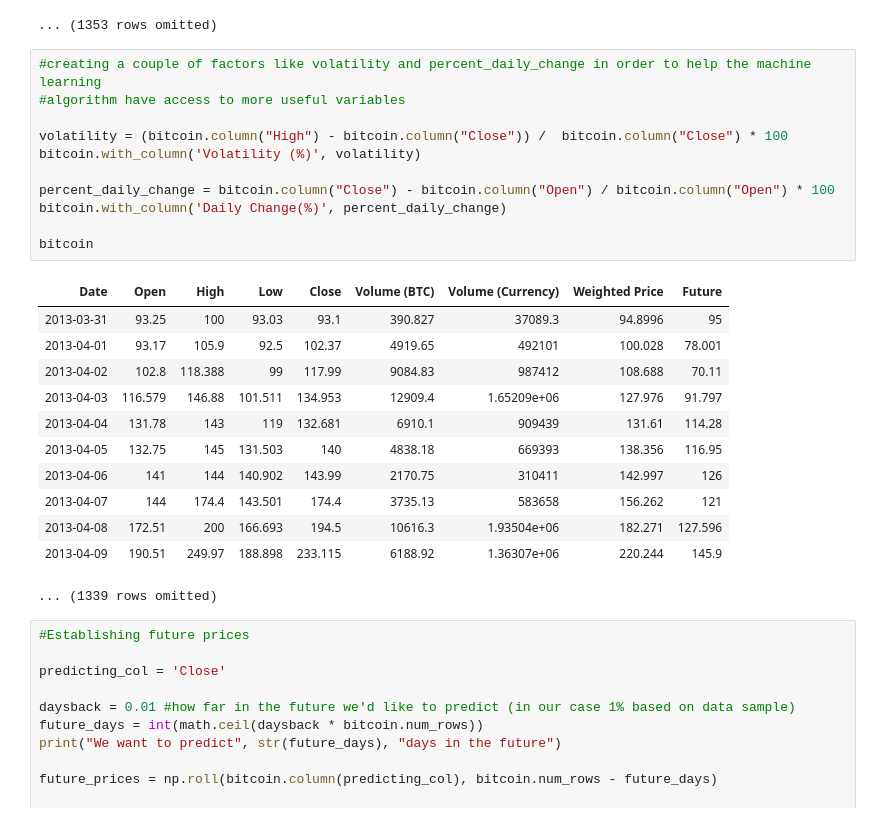
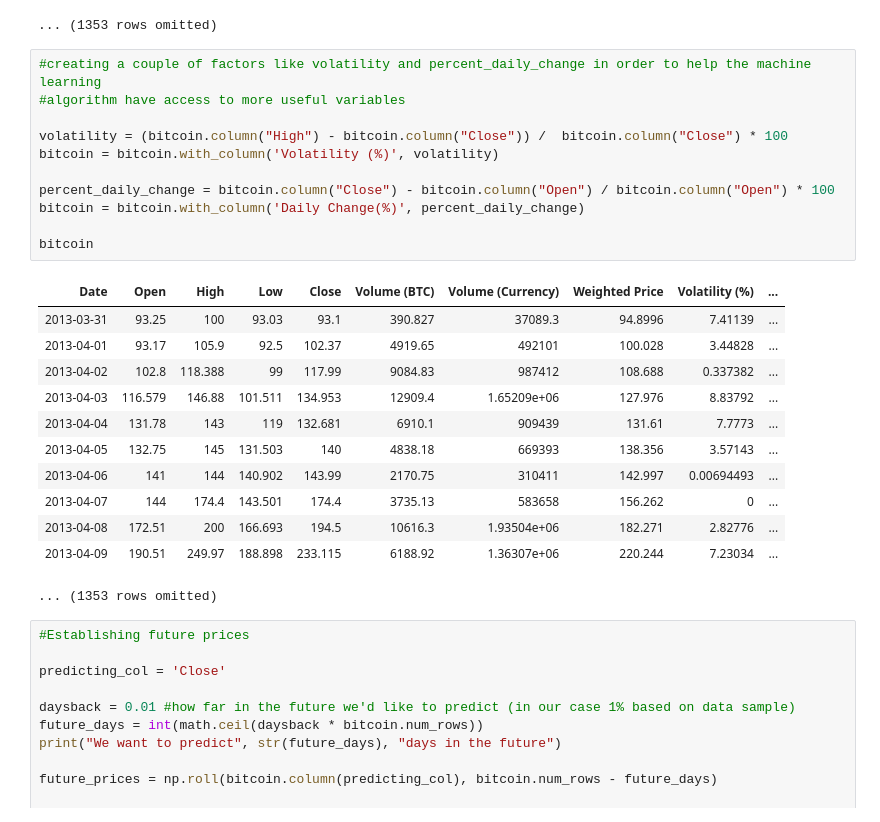
Before and after one commit to maxmiranda/Currensee, a Jupyter notebook: exploration.ipynb, the cells around one changed output. Saved outputs shown, nothing was run; the diff lists cells and outputs as text.

```diff
--- a/exploration.ipynb
+++ b/exploration.ipynb
@@ -298,27 +299,27 @@ bitcoin
 # %%
 #creating a couple of factors like volatility and percent_daily_change in order to help the machine learning
 #algorithm have access to more useful variables
 
 volatility = (bitcoin.column("High") - bitcoin.column("Close")) /  bitcoin.column("Close") * 100
-bitcoin.with_column('Volatility (%)', volatility)
+bitcoin = bitcoin.with_column('Volatility (%)', volatility)
 
 percent_daily_change = bitcoin.column("Close") - bitcoin.column("Open") / bitcoin.column("Open") * 100
-bitcoin.with_column('Daily Change(%)', percent_daily_change)
+bitcoin = bitcoin.with_column('Daily Change(%)', percent_daily_change)
 
 bitcoin
 # %% [output]
-| Date | Open | High | Low | Close | Volume (BTC) | Volume (Currency) | Weighted Price | Future |
-| 2013-03-31 | 93.25 | 100 | 93.03 | 93.1 | 390.827 | 37089.3 | 94.8996 | 95 |
-| 2013-04-01 | 93.17 | 105.9 | 92.5 | 102.37 | 4919.65 | 492101 | 100.028 | 78.001 |
-| 2013-04-02 | 102.8 | 118.388 | 99 | 117.99 | 9084.83 | 987412 | 108.688 | 70.11 |
-| 2013-04-03 | 116.579 | 146.88 | 101.511 | 134.953 | 12909.4 | 1.65209e+06 | 127.976 | 91.797 |
-| 2013-04-04 | 131.78 | 143 | 119 | 132.681 | 6910.1 | 909439 | 131.61 | 114.28 |
-| 2013-04-05 | 132.75 | 145 | 131.503 | 140 | 4838.18 | 669393 | 138.356 | 116.95 |
-| 2013-04-06 | 141 | 144 | 140.902 | 143.99 | 2170.75 | 310411 | 142.997 | 126 |
-| 2013-04-07 | 144 | 174.4 | 143.501 | 174.4 | 3735.13 | 583658 | 156.262 | 121 |
-| 2013-04-08 | 172.51 | 200 | 166.693 | 194.5 | 10616.3 | 1.93504e+06 | 182.271 | 127.596 |
-| 2013-04-09 | 190.51 | 249.97 | 188.898 | 233.115 | 6188.92 | 1.36307e+06 | 220.244 | 145.9 |
+| Date | Open | High | Low | Close | Volume (BTC) | Volume (Currency) | Weighted Price | Volatility (%) | ... |
+| 2013-03-31 | 93.25 | 100 | 93.03 | 93.1 | 390.827 | 37089.3 | 94.8996 | 7.41139 | ... |
+| 2013-04-01 | 93.17 | 105.9 | 92.5 | 102.37 | 4919.65 | 492101 | 100.028 | 3.44828 | ... |
+| 2013-04-02 | 102.8 | 118.388 | 99 | 117.99 | 9084.83 | 987412 | 108.688 | 0.337382 | ... |
+| 2013-04-03 | 116.579 | 146.88 | 101.511 | 134.953 | 12909.4 | 1.65209e+06 | 127.976 | 8.83792 | ... |
+| 2013-04-04 | 131.78 | 143 | 119 | 132.681 | 6910.1 | 909439 | 131.61 | 7.7773 | ... |
+| 2013-04-05 | 132.75 | 145 | 131.503 | 140 | 4838.18 | 669393 | 138.356 | 3.57143 | ... |
+| 2013-04-06 | 141 | 144 | 140.902 | 143.99 | 2170.75 | 310411 | 142.997 | 0.00694493 | ... |
+| 2013-04-07 | 144 | 174.4 | 143.501 | 174.4 | 3735.13 | 583658 | 156.262 | 0 | ... |
+| 2013-04-08 | 172.51 | 200 | 166.693 | 194.5 | 10616.3 | 1.93504e+06 | 182.271 | 2.82776 | ... |
+| 2013-04-09 | 190.51 | 249.97 | 188.898 | 233.115 | 6188.92 | 1.36307e+06 | 220.244 | 7.23034 | ... |
-... (1339 rows omitted)
+... (1353 rows omitted)
 # %%
 #Establishing future prices
 
```
Also changed, not shown: parts of 9 cells of this notebook.
